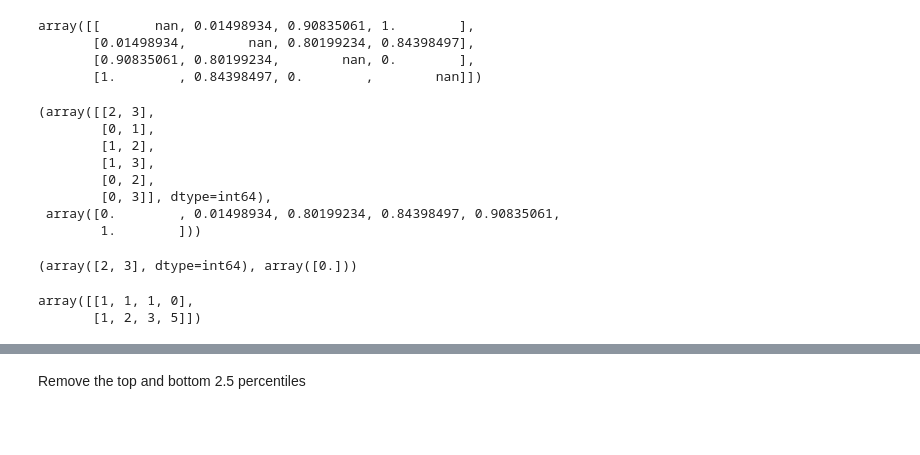
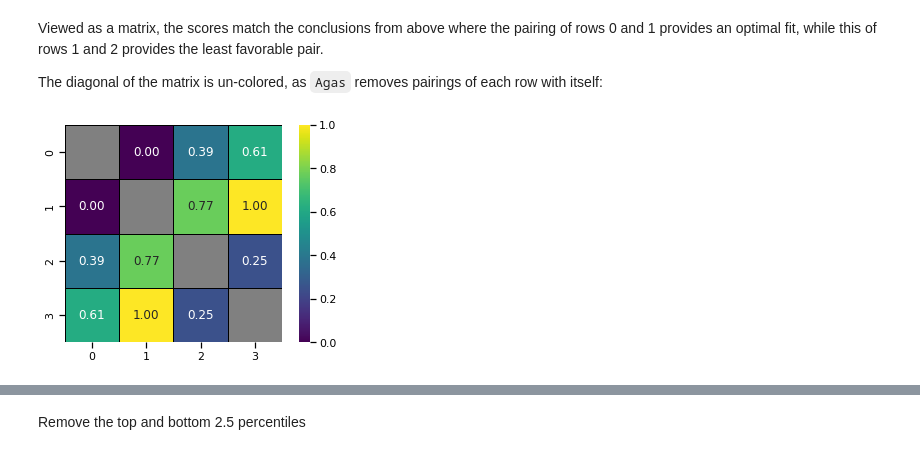
Before and after one commit to EitanHemed/agas, a Jupyter notebook: doc/tutorial.ipynb, the cells around one changed output, grey strips where cells are left out. Cells and saved outputs as stored; diff of their text form; code cells hidden in the pictures; blank space fills up the shorter version.

```diff
--- a/doc/tutorial.ipynb
+++ b/doc/tutorial.ipynb
@@ -40,9 +40,6 @@ def normalize_data(s):
 # %%
-A = np.vstack([
-    [1, 1, 1, 0],
-    [1, 2, 3, 5],
+a = np.vstack([
+    [0, -1, -1, -1],
+    [1, 2, 3, 4],
     [6, 9, 9, 9],
     [8, 9, 10, 11]])
-
-maximize_similarity = np.median
-maximize_divergence = np.std
@@ -49,29 +90,13 @@ maximize_divergence = np.std
 # %%
-indices, scores = agas.pair_from_array(A, maximize_similarity, maximize_divergence, return_filter='all')
+optimality_scores_matrix = agas.pair_from_array(
+    a, maximize_similarity, maximize_divergence, return_matrix=True)
-# %%
-agas.pair_from_array(A, maximize_similarity, maximize_divergence, 0.9, return_matrix=True)
-# %% [output]
-array([[       nan, 0.01498934, 0.90835061, 1.        ],
-       [0.01498934,        nan, 0.80199234, 0.84398497],
-       [0.90835061, 0.80199234,        nan, 0.        ],
-       [1.        , 0.84398497, 0.        ,        nan]])
-# %%
-agas.pair_from_array(A, maximize_similarity, maximize_divergence, 0.9, 'all')
-# %% [output]
-(array([[2, 3],
-        [0, 1],
-        [1, 2],
-        [1, 3],
-        [0, 2],
-        [0, 3]], dtype=int64),
- array([0.        , 0.01498934, 0.80199234, 0.84398497, 0.90835061,
-        1.        ]))
-# %%
-agas.pair_from_array(A, maximize_similarity, maximize_divergence, 0.9, return_filter='first')
-# %% [output]
-(array([2, 3], dtype=int64), array([0.]))
-# %%
-agas.pair_from_array(A, maximize_similarity, maximize_divergence, 0.1, return_type='values')
-# %% [output]
-array([[1, 1, 1, 0],
-       [1, 2, 3, 5]])
+# %% [markdown]
+Viewed as a matrix, the scores match the conclusions from above where the pairing of rows 0 and 1 provides an optimal fit, while this of rows 1 and 2 provides the least favorable pair.
+
+The diagonal of the matrix is un-colored, as `Agas` removes pairings of each row with itself:
+# %%
+g = sns.heatmap(optimality_scores_matrix, square=True, annot=True,
+                linewidths=1, linecolor='black', cmap='viridis', fmt=".2f")
+g.set_facecolor('grey')
+# %% [output]
+[figure, added]
```
Also changed, not shown: parts of 37 cells of this notebook, 1 other file.
